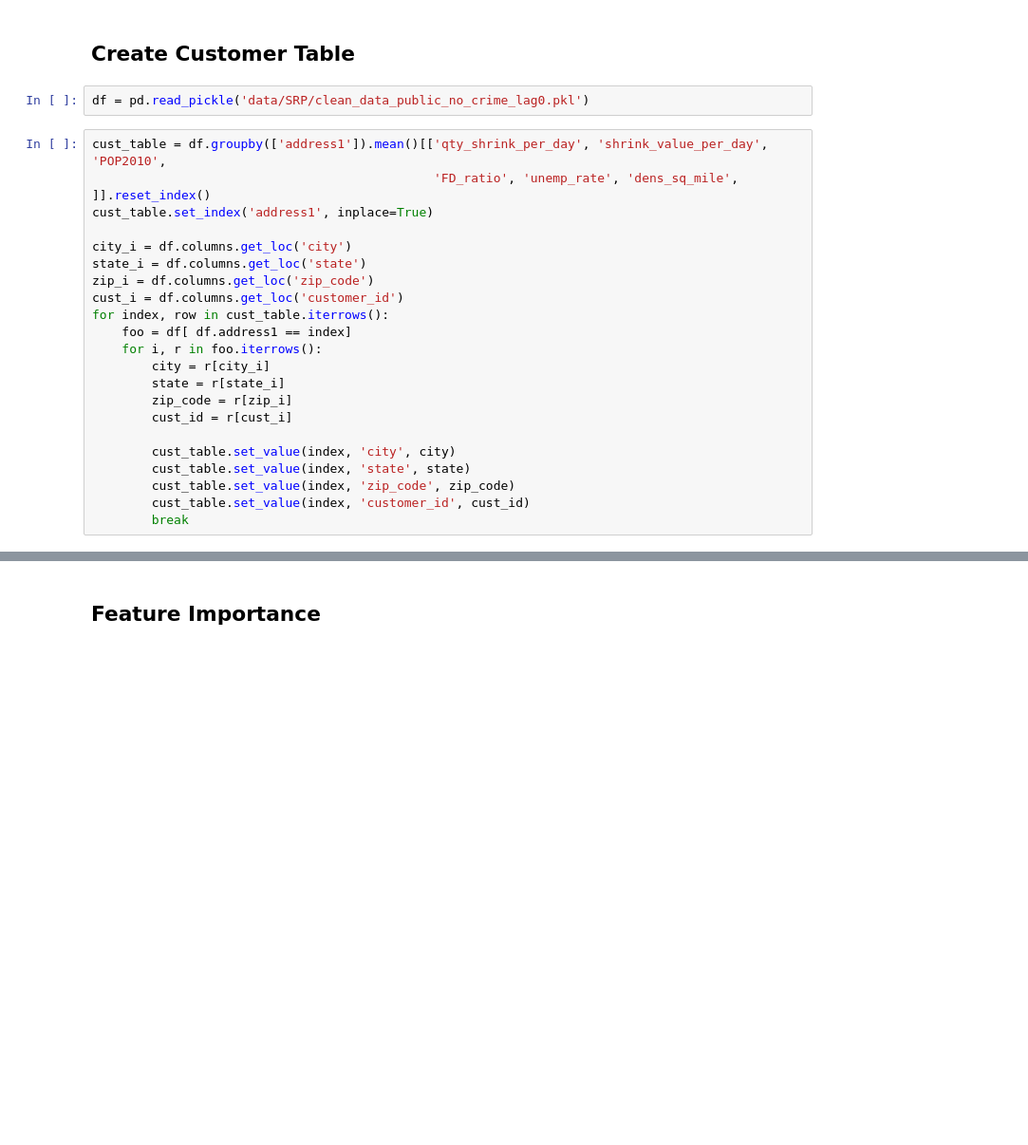
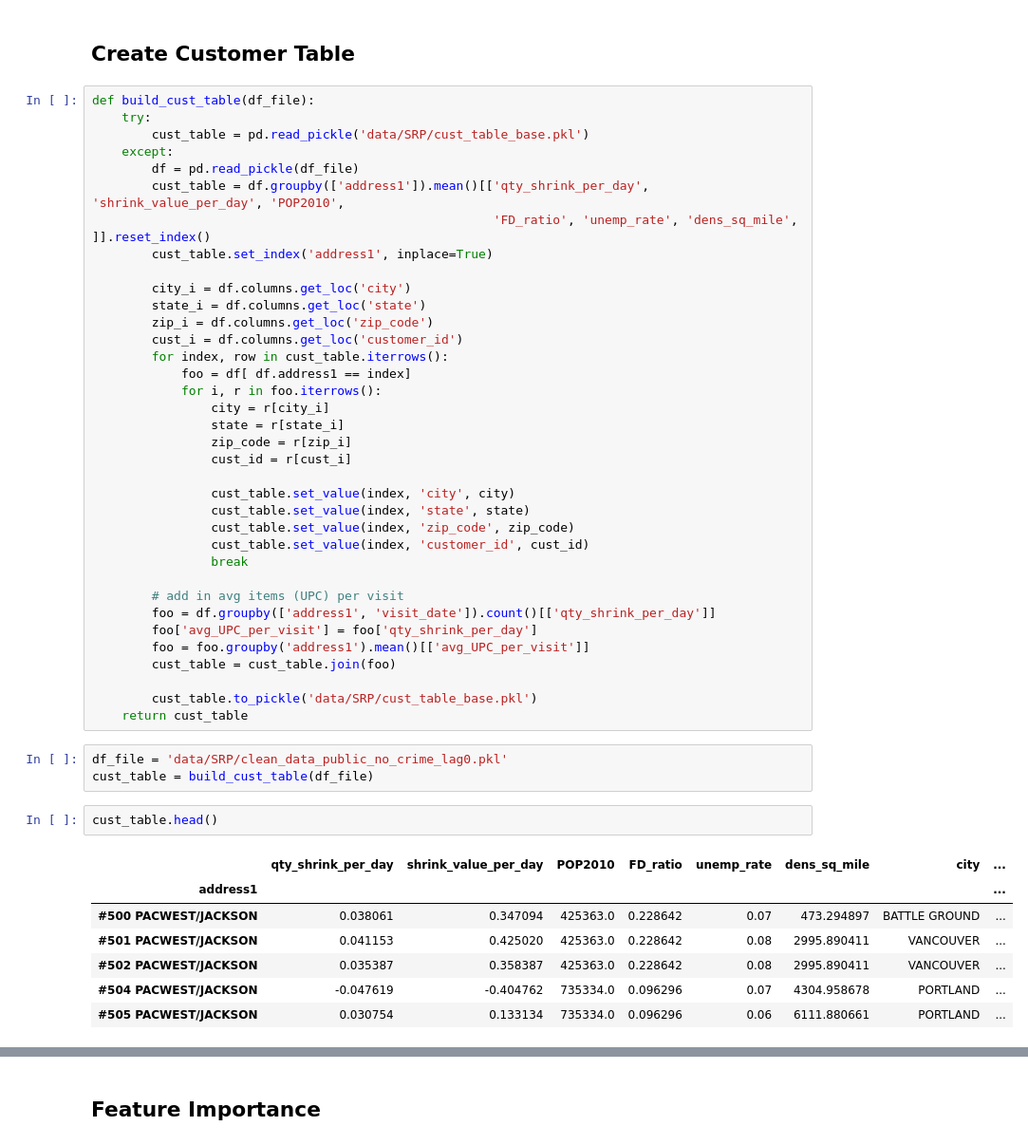
Before and after one commit to lukeolson13/capstone, a Jupyter notebook: customer_segmentation.ipynb, the cells around one changed output, grey strips where cells are left out. Shown at 95% size. Cells and saved outputs as stored; diff of their text form; blank space fills up the shorter version.

```diff
--- a/customer_segmentation.ipynb
+++ b/customer_segmentation.ipynb
@@ -56,28 +68,53 @@ def silhouette(clusters, ss_arr):
     plt.ylabel('Silhouette Score');
 # %% [markdown]
 ## Create Customer Table
+# %%
+def build_cust_table(df_file):
+    try:
+        cust_table = pd.read_pickle('data/SRP/cust_table_base.pkl')
+    except:
+        df = pd.read_pickle(df_file)
+        cust_table = df.groupby(['address1']).mean()[['qty_shrink_per_day', 'shrink_value_per_day', 'POP2010',
+                                                      'FD_ratio', 'unemp_rate', 'dens_sq_mile', ]].reset_index()
+        cust_table.set_index('address1', inplace=True)
+
+        city_i = df.columns.get_loc('city')
+        state_i = df.columns.get_loc('state')
+        zip_i = df.columns.get_loc('zip_code')
+        cust_i = df.columns.get_loc('customer_id')
+        for index, row in cust_table.iterrows():
+            foo = df[ df.address1 == index]
+            for i, r in foo.iterrows():
+                city = r[city_i]
+                state = r[state_i]
+                zip_code = r[zip_i]
+                cust_id = r[cust_i]
+
+                cust_table.set_value(index, 'city', city)
+                cust_table.set_value(index, 'state', state)
+                cust_table.set_value(index, 'zip_code', zip_code)
+                cust_table.set_value(index, 'customer_id', cust_id)
+                break
+
+        # add in avg items (UPC) per visit
+        foo = df.groupby(['address1', 'visit_date']).count()[['qty_shrink_per_day']]
+        foo['avg_UPC_per_visit'] = foo['qty_shrink_per_day']
+        foo = foo.groupby('address1').mean()[['avg_UPC_per_visit']]
+        cust_table = cust_table.join(foo)
+
+        cust_table.to_pickle('data/SRP/cust_table_base.pkl')
+    return cust_table
 # %%
-df = pd.read_pickle('data/SRP/clean_data_public_no_crime_lag0.pkl')
+df_file = 'data/SRP/clean_data_public_no_crime_lag0.pkl'
+cust_table = build_cust_table(df_file)
-# %%
-cust_table = df.groupby(['address1']).mean()[['qty_shrink_per_day', 'shrink_value_per_day', 'POP2010',
-                                              'FD_ratio', 'unemp_rate', 'dens_sq_mile', ]].reset_index()
-cust_table.set_index('address1', inplace=True)
-
-city_i = df.columns.get_loc('city')
-state_i = df.columns.get_loc('state')
-zip_i = df.columns.get_loc('zip_code')
-cust_i = df.columns.get_loc('customer_id')
-for index, row in cust_table.iterrows():
-    foo = df[ df.address1 == index]
-    for i, r in foo.iterrows():
-        city = r[city_i]
-        state = r[state_i]
-        zip_code = r[zip_i]
-        cust_id = r[cust_i]
-
-        cust_table.set_value(index, 'city', city)
-        cust_table.set_value(index, 'state', state)
-        cust_table.set_value(index, 'zip_code', zip_code)
-        cust_table.set_value(index, 'customer_id', cust_id)
-        break
+# %%
+cust_table.head()
+# %% [output]
+|  | qty_shrink_per_day | shrink_value_per_day | POP2010 | FD_ratio | unemp_rate | dens_sq_mile | city | ... |
+| address1 |  |  |  |  |  |  |  | ... |
+| #500 PACWEST/JACKSON | 0.038061 | 0.347094 | 425363.0 | 0.228642 | 0.07 | 473.294897 | BATTLE GROUND | ... |
+| #501 PACWEST/JACKSON | 0.041153 | 0.425020 | 425363.0 | 0.228642 | 0.08 | 2995.890411 | VANCOUVER | ... |
+| #502 PACWEST/JACKSON | 0.035387 | 0.358387 | 425363.0 | 0.228642 | 0.08 | 2995.890411 | VANCOUVER | ... |
+| #504 PACWEST/JACKSON | -0.047619 | -0.404762 | 735334.0 | 0.096296 | 0.07 | 4304.958678 | PORTLAND | ... |
+| #505 PACWEST/JACKSON | 0.030754 | 0.133134 | 735334.0 | 0.096296 | 0.06 | 6111.880661 | PORTLAND | ... |
 # %%
```
Also changed, not shown: parts of 16 cells of this notebook, 3 other files.
